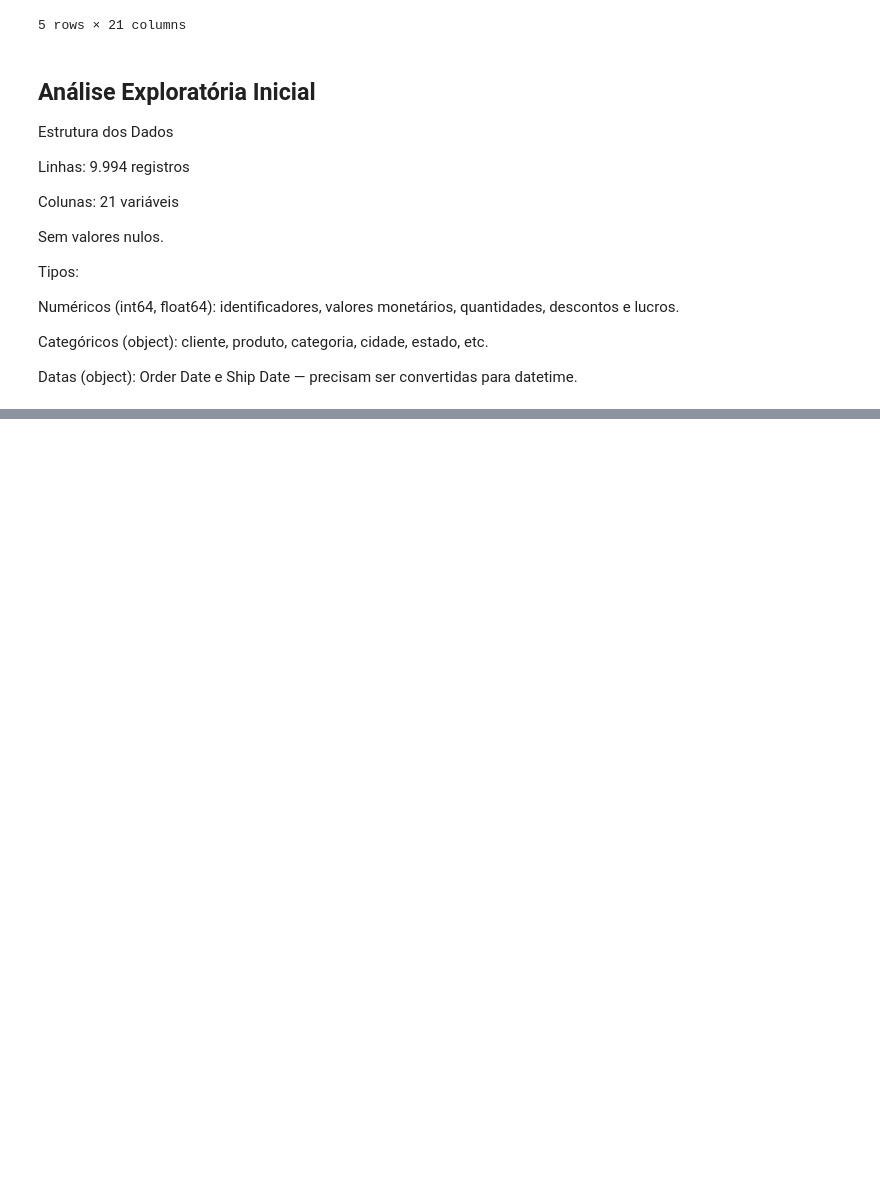
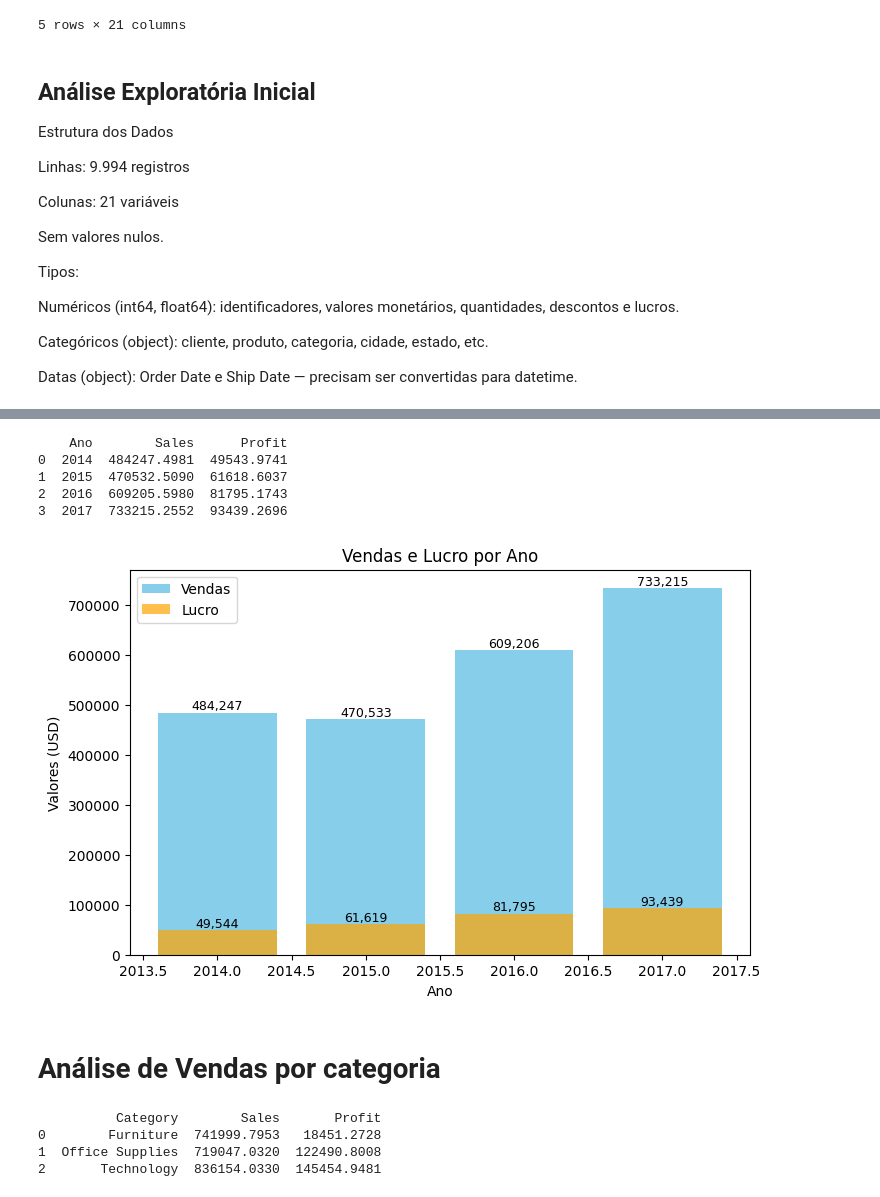
Before and after one commit to VanthuirMaia/Sales_Analytics, a Jupyter notebook: notebooks/01_exploracao_inicial.ipynb, the cells around one changed output, grey strips where cells are left out. Saved outputs shown, nothing was run; the diff lists cells and outputs as text; code cells hidden in the pictures; blank space fills up the shorter version.

Commit message:
Realizadas análises por Ano, Categoria e Região

```diff
--- a/notebooks/01_exploracao_inicial.ipynb
+++ b/notebooks/01_exploracao_inicial.ipynb
@@ -115,3 +115,7 @@ Datas (object): Order Date e Ship Date — precisam ser convertidas para datetim
 # %%
 df['Order Date'] = pd.to_datetime(df['Order Date'], dayfirst=False)  # Converte a coluna de data para o tipo datetime
 df['Ship Date'] = pd.to_datetime(df['Ship Date'], dayfirst=False)  # Converte a coluna de data de envio para o tipo datetime
+# %%
+df['Ano'] = df['Order Date'].dt.year  # Extrai o ano da data do pedido
+df['Mes'] = df['Order Date'].dt.month  # Extrai o mês da data do pedido
+df['Trimestre'] = df['Order Date'].dt.quarter  # Extrai o trimestre da data do pedido
@@ -117,0 +128,49 @@ df['Ship Date'] = pd.to_datetime(df['Ship Date'], dayfirst=False)  # Converte a
+# %%
+vendas_ano = df.groupby('Ano')[['Sales', 'Profit']].sum().reset_index()  # Agrupa por ano e calcula a soma de vendas e lucro
+print(vendas_ano)
+# %% [output]
+    Ano        Sales      Profit
+0  2014  484247.4981  49543.9741
+1  2015  470532.5090  61618.6037
+2  2016  609205.5980  81795.1743
+3  2017  733215.2552  93439.2696
+# %%
+import matplotlib.pyplot as plt
+
+plt.figure(figsize=(8,5))
+
+# Barras de vendas e lucro
+bars_sales = plt.bar(vendas_ano['Ano'], vendas_ano['Sales'],
+                     color='skyblue', label='Vendas')
+bars_profit = plt.bar(vendas_ano['Ano'], vendas_ano['Profit'],
+                      color='orange', label='Lucro', alpha=0.7)
+
+# Rótulos para vendas
+for bar in bars_sales:
+    yval = bar.get_height()
+    plt.text(bar.get_x() + bar.get_width()/2, yval, f'{yval:,.0f}',
+             ha='center', va='bottom', fontsize=9)
+
+# Rótulos para lucro
+for bar in bars_profit:
+    yval = bar.get_height()
+    plt.text(bar.get_x() + bar.get_width()/2, yval, f'{yval:,.0f}',
+             ha='center', va='bottom', fontsize=9)
+
+plt.title('Vendas e Lucro por Ano')
+plt.xlabel('Ano')
+plt.ylabel('Valores (USD)')
+plt.legend()
+plt.show()
+# %% [output]
+[figure, added]
+# %% [markdown]
+# Análise de Vendas por categoria
+# %%
+vendas_categoria = df.groupby('Category')[['Sales', 'Profit']].sum().reset_index()  # Agrupa por categoria e calcula a soma de vendas e lucro
+print(vendas_categoria)
+# %% [output]
+          Category        Sales       Profit
+0        Furniture  741999.7953   18451.2728
+1  Office Supplies  719047.0320  122490.8008
+2       Technology  836154.0330  145454.9481
```
Also changed, not shown: parts of 5 cells of this notebook, 4 other files.
